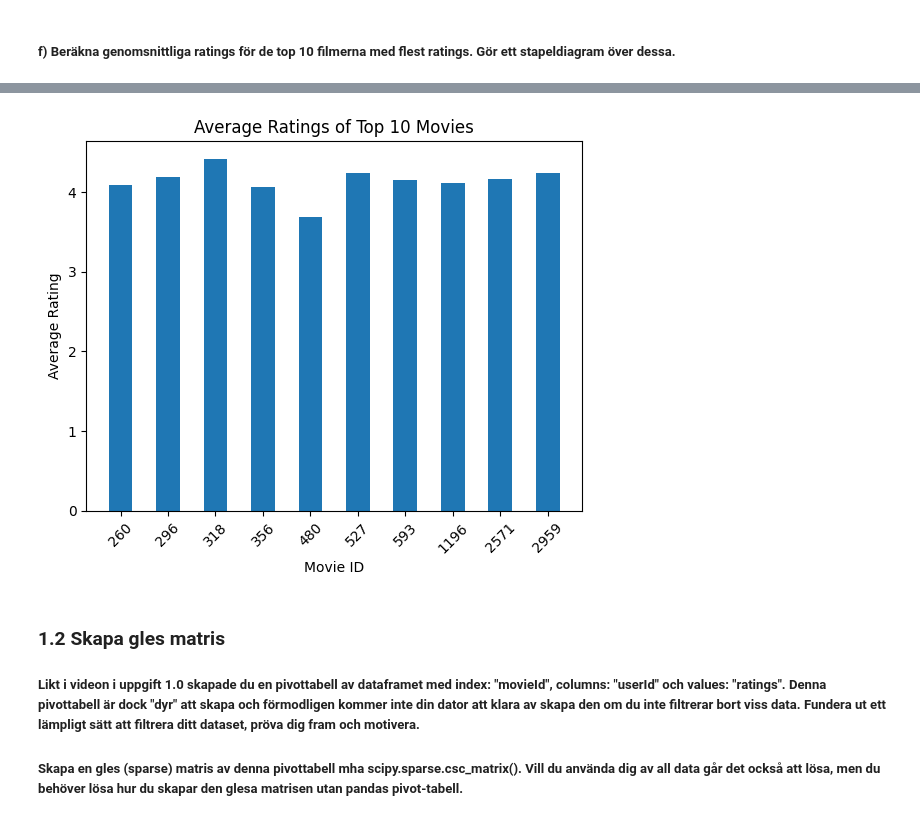
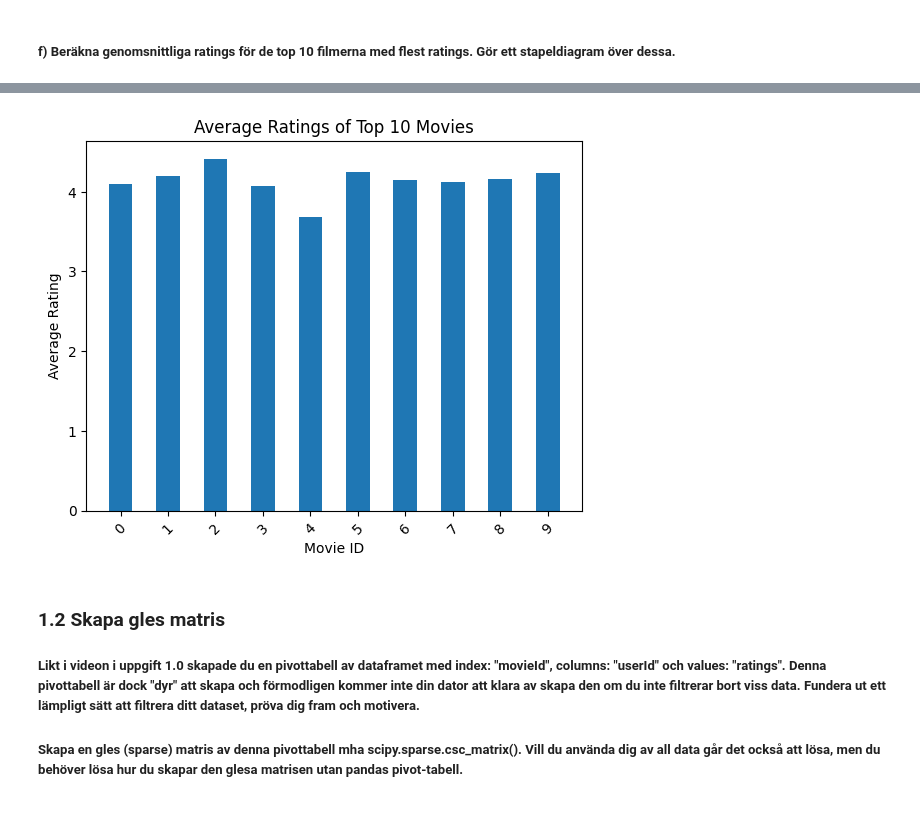
Before and after one commit to samiguru/AI-Samir-Ibrahim-OPA23, a Jupyter notebook: labs/Lab1_AI.ipynb, the cells around one changed output, grey strips where cells are left out. Cells and saved outputs as stored; diff of their text form; code cells hidden in the pictures.

```diff
--- a/labs/Lab1_AI.ipynb
+++ b/labs/Lab1_AI.ipynb
@@ -126,7 +126,7 @@ plt.show()
 # %% [markdown]
 ##### c) Beräkna den genomsnittliga ratingen för dessa 10 filmerna med flest ratings.
 # %%
-# Count the number of ratings for each movie and store the result in "rating_count"
+# Count the number of ratings for each movieId
 rating_count = df_ratings['movieId'].value_counts()
 
 # Select the top 10 movies with the highest rating counts and store them in "top_10".
@@ -140,6 +140,9 @@ top_10_movies_data = df_ratings[df_ratings['movieId'].isin(top_10.index)]
 # storing the result in "top_10_ratings".
 top_10_ratings = top_10_movies_data.groupby('movieId')['rating'].mean()
 
+# Merge the average ratings with the movie data on 'movieId' and drop the 'genres' column
+top_10_ratings = pd.merge(top_10_ratings , df_movies , on='movieId').drop(columns='genres')
+
 # Display the ratings for the top 10 movies.
 top_10_ratings
 # %% [output]
@@ -248,18 +260,25 @@ array([4.09240036, 4.19177792, 4.41679205, 4.06818922, 3.68901308,
 # %%
-# Convert the index of 'top_10_ratings' to a list of strings to use as the x-axis labels.
-x = list(map(str, top_10_ratings.index.tolist()))
+# Sort top_10_ratings DataFrame by movieId
+top_10_ratings_sorted = top_10_ratings.sort_values(by='movieId')
 
-# Plotting the above results to help viewers easily understand the data.
-plt.bar(x, top_10_ratings.values, width=0.5)
+# Convert the sorted movieId index to a list of strings to use as the x-axis labels
+x = list(map(str, top_10_ratings_sorted.index.tolist()))
 
+# Plot the sorted data
+plt.bar(x, top_10_ratings_sorted['rating'], width=0.5)
+
+# Add labels and title
 plt.xlabel('Movie ID')
 plt.ylabel('Average Rating')
 plt.title('Average Ratings of Top 10 Movies')
 
+# Rotate x-axis labels for better readability
 plt.xticks(rotation=45)
+
+# Display the plot
 plt.show()
 # %% [output]
-[figure, old version]
+[figure, new version]
 # %% [markdown]
 ### 1.2 Skapa gles matris
 
```
Also changed, not shown: parts of 11 cells of this notebook.
